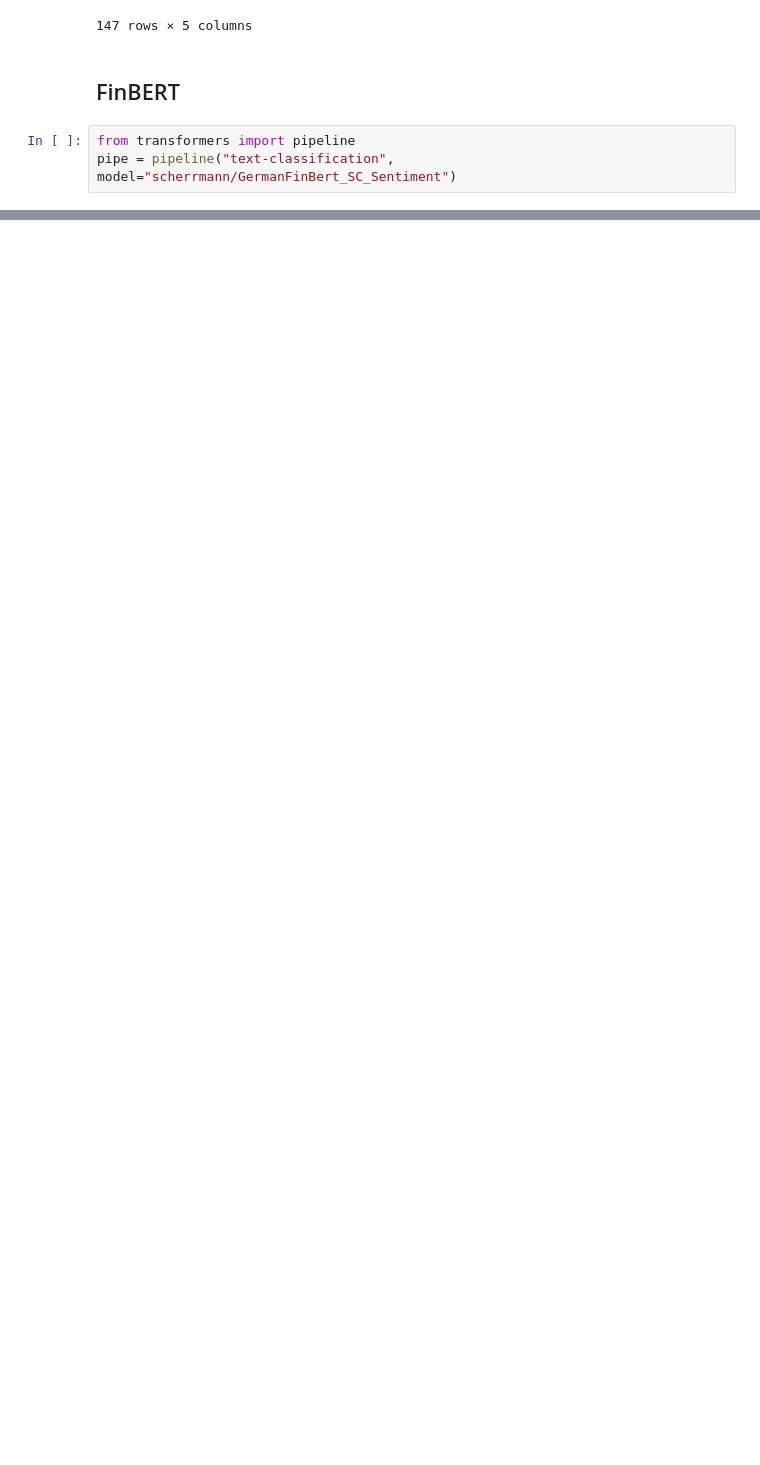
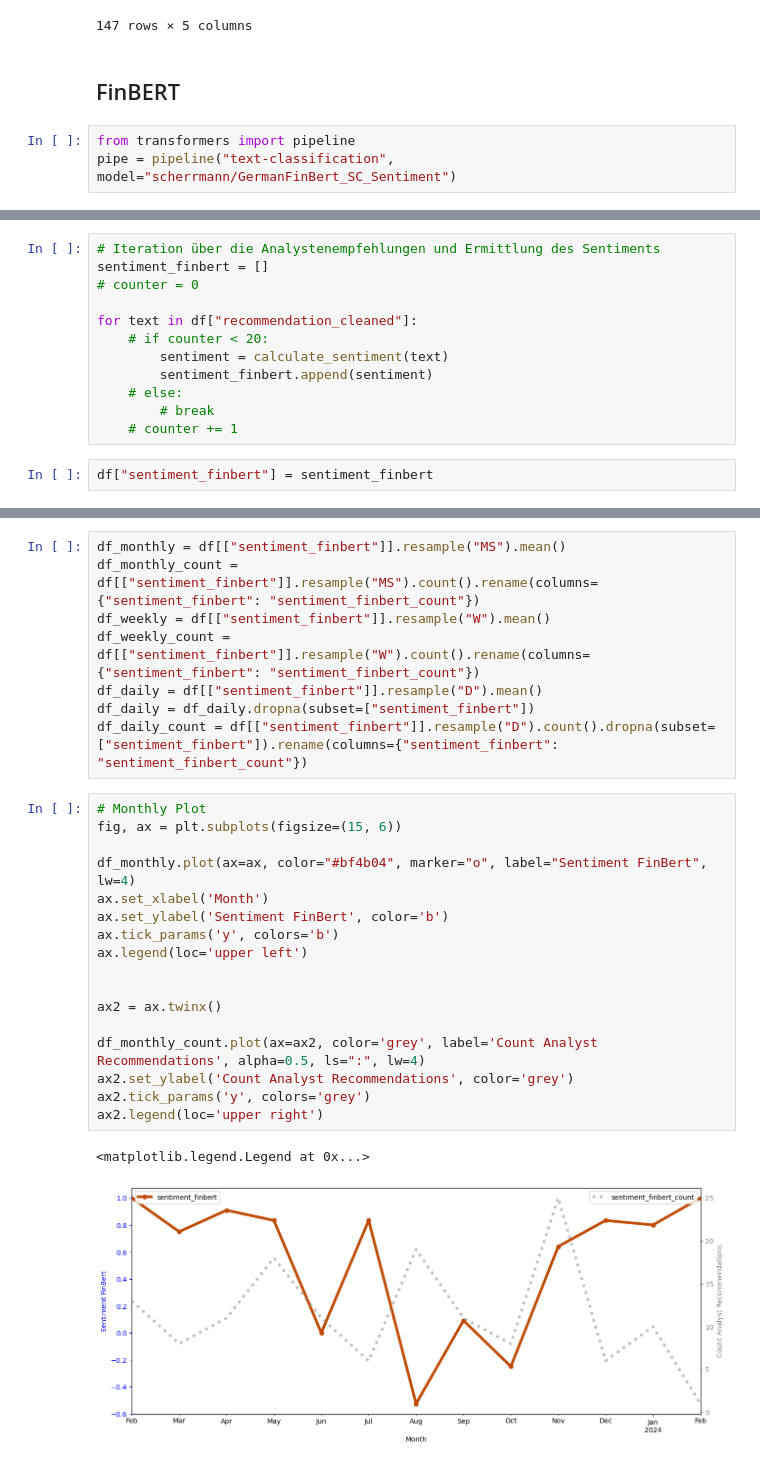
Before and after one commit to GitHappensI/NLP-Analyst-Recommendation-Project, a Jupyter notebook: Sentimentanalyse.ipynb, the cells around one changed output, grey strips where cells are left out. Saved outputs shown, nothing was run; the diff lists cells and outputs as text; blank space fills up the shorter version.

```diff
--- a/Sentimentanalyse.ipynb
+++ b/Sentimentanalyse.ipynb
@@ -115,0 +160,14 @@ pipe = pipeline("text-classification", model="scherrmann/GermanFinBert_SC_Sentim
+# %%
+# Iteration über die Analystenempfehlungen und Ermittlung des Sentiments
+sentiment_finbert = []
+# counter = 0
+
+for text in df["recommendation_cleaned"]:
+    # if counter < 20:
+        sentiment = calculate_sentiment(text)
+        sentiment_finbert.append(sentiment)
+    # else:
+        # break
+    # counter += 1
+# %%
+df["sentiment_finbert"] = sentiment_finbert
@@ -151,0 +195,28 @@ Die US-Investmentbank Morgan Stanley hat die Einstufung für Siemens auf mit ein
+# %%
+df_monthly = df[["sentiment_finbert"]].resample("MS").mean()
+df_monthly_count = df[["sentiment_finbert"]].resample("MS").count().rename(columns={"sentiment_finbert": "sentiment_finbert_count"})
+df_weekly = df[["sentiment_finbert"]].resample("W").mean()
+df_weekly_count = df[["sentiment_finbert"]].resample("W").count().rename(columns={"sentiment_finbert": "sentiment_finbert_count"})
+df_daily = df[["sentiment_finbert"]].resample("D").mean()
+df_daily = df_daily.dropna(subset=["sentiment_finbert"])
+df_daily_count = df[["sentiment_finbert"]].resample("D").count().dropna(subset=["sentiment_finbert"]).rename(columns={"sentiment_finbert": "sentiment_finbert_count"})
+# %%
+# Monthly Plot
+fig, ax = plt.subplots(figsize=(15, 6))
+
+df_monthly.plot(ax=ax, color="#bf4b04", marker="o", label="Sentiment FinBert", lw=4)
+ax.set_xlabel('Month')
+ax.set_ylabel('Sentiment FinBert', color='b')
+ax.tick_params('y', colors='b')
+ax.legend(loc='upper left')
+
+
+ax2 = ax.twinx()
+
+df_monthly_count.plot(ax=ax2, color='grey', label='Count Analyst Recommendations', alpha=0.5, ls=":", lw=4)
+ax2.set_ylabel('Count Analyst Recommendations', color='grey')
+ax2.tick_params('y', colors='grey')
+ax2.legend(loc='upper right')
+# %% [output]
+<matplotlib.legend.Legend at 0x...>
+[figure, added]
```
Also changed, not shown: parts of 10 cells of this notebook, 2 other files.
